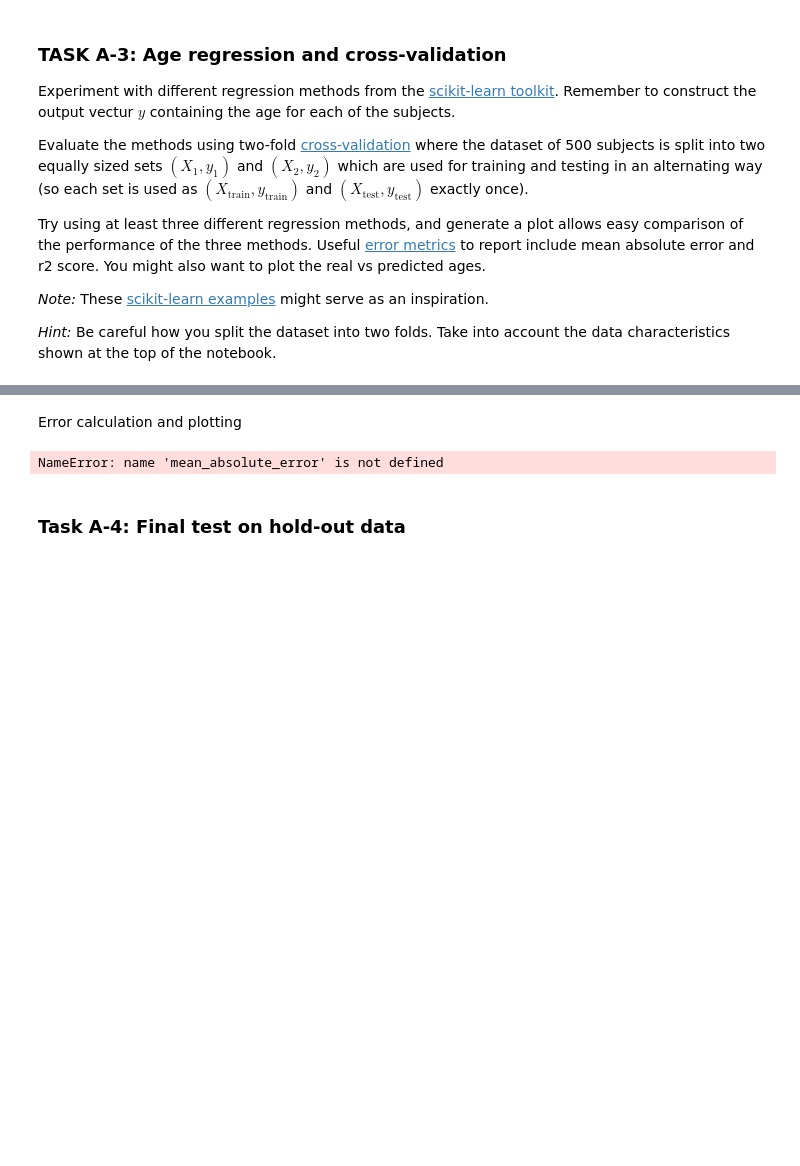
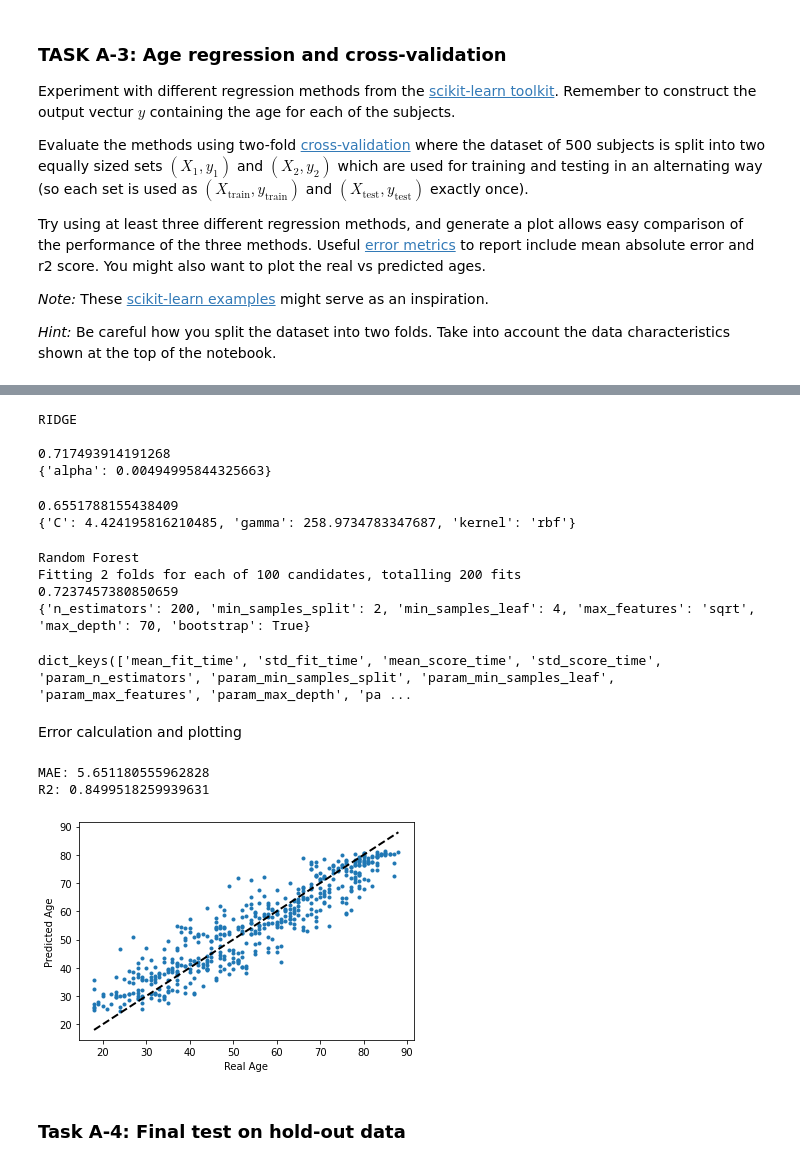
Before and after one commit to ML3ngiRNErT/imaging-cw, a Jupyter notebook: CW-Brain-Age-Regression.ipynb, the cells around one changed output, grey strips where cells are left out. Cells and saved outputs as stored; diff of their text form; code cells hidden in the pictures; blank space fills up the shorter version.

Commit message:
A3 randomsearch code

```diff
--- a/CW-Brain-Age-Regression.ipynb
+++ b/CW-Brain-Age-Regression.ipynb
@@ -1210,17 +1168,80 @@ AVG MAE=9.984 | AVG R2=0.508
+# %%
+import warnings
+warnings.filterwarnings('ignore')
+scoring = ['r2', 'neg_mean_absolute_error']
+print("RIDGE\n")
+param_grid = {'alpha': sp_rand()}
+ridge_model = Ridge()
+# cv = (X_train,)
+ridge = RandomizedSearchCV(estimator=ridge_model, param_distributions=param_grid, n_iter=200, cv=folds, scoring=scoring, refit='r2')
+results = run(ridge)
+
+
+print(results.best_score_)
+print(results.best_params_)
+# %% [output]
+RIDGE
+
+0.717493914191268
+{'alpha': 0.00494995844325663}
+# %%
+Cs = sp_rand(0, 300)
+gammas = sp_rand(0,1000)
+kernels = ['rbf']
+param_grid = {'C': Cs, 'gamma' : gammas, 'kernel': kernels}
+svm_model = RandomizedSearchCV(svm.SVC(), param_grid, scoring=scoring, cv=folds, refit='r2', n_iter=300, n_jobs=-1)
+results = run(svm_model)
+print(results.best_score_)
+print(results.best_params_)
+# %% [output]
+0.6551788155438409
+{'C': 4.424195816210485, 'gamma': 258.9734783347687, 'kernel': 'rbf'}
+# %%
+# print("\nDecision Tree")
+# from sklearn.tree import DecisionTreeRegressor
+# from sklearn.ensemble import RandomForestRegressor
+# dt_model = DecisionTreeRegressor()
+# run(dt_model)
+#
+print("\nRandom Forest")
+param_grid = {'bootstrap': [True, False],
+'max_depth': [10, 20, 30, 40, 50, 60, 70, 80, 90, 100, None],
+'max_features': ['auto', 'sqrt'],
+'min_samples_leaf': [1, 2, 4],
+'min_samples_split': [2, 5, 10],
+'n_estimators': [200, 400, 600, 800, 1000, 1200, 1400, 1600, 1800, 2000]}
+rf_model = RandomizedSearchCV(RandomForestRegressor(), param_grid,
+                              scoring=scoring, refit='r2', n_iter=100, n_jobs=-1,
+                              cv=folds, verbose=10)
+results = run(rf_model)
+print(results.best_score_)
+print(results.best_params_)
+# %% [output]
+Random Forest
+Fitting 2 folds for each of 100 candidates, totalling 200 fits
+0.7237457380850659
+{'n_estimators': 200, 'min_samples_split': 2, 'min_samples_leaf': 4, 'max_features': 'sqrt', 'max_depth': 70, 'bootstrap': True}
+# %%
+results.cv_results_.keys()
+# %% [output]
+dict_keys(['mean_fit_time', 'std_fit_time', 'mean_score_time', 'std_score_time', 'param_n_estimators', 'param_min_samples_split', 'param_min_samples_leaf', 'param_max_features', 'param_max_depth', 'pa ...
 # %% [markdown]
 Error calculation and plotting
 # %%
+predicted = rf_model.predict(X)
 print('MAE: {0}'.format(mean_absolute_error(y,predicted)))
 print('R2: {0}'.format(r2_score(y,predicted)))
 
 fig, ax = plt.subplots()
 ax.scatter(y, predicted, marker='.')
 ax.plot([y.min(), y.max()], [y.min(), y.max()], 'k--', lw=2)
 ax.set_xlabel('Real Age')
 ax.set_ylabel('Predicted Age')
 plt.show()
 # %% [output]
-NameError: name 'mean_absolute_error' is not defined
+MAE: 5.651180555962828
+R2: 0.8499518259939631
+[figure, added]
 # %% [markdown]
 ### Task A-4: Final test on hold-out data
 # %% [markdown]
```
Also changed, not shown: parts of 2 cells of this notebook.
